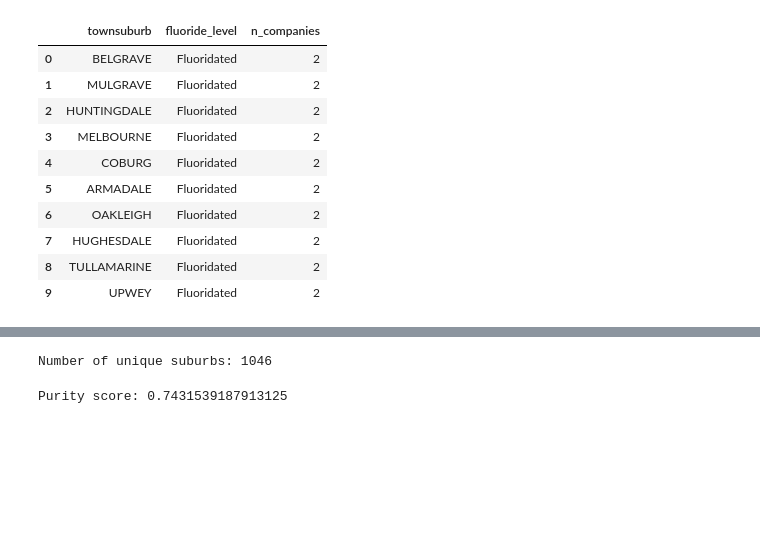
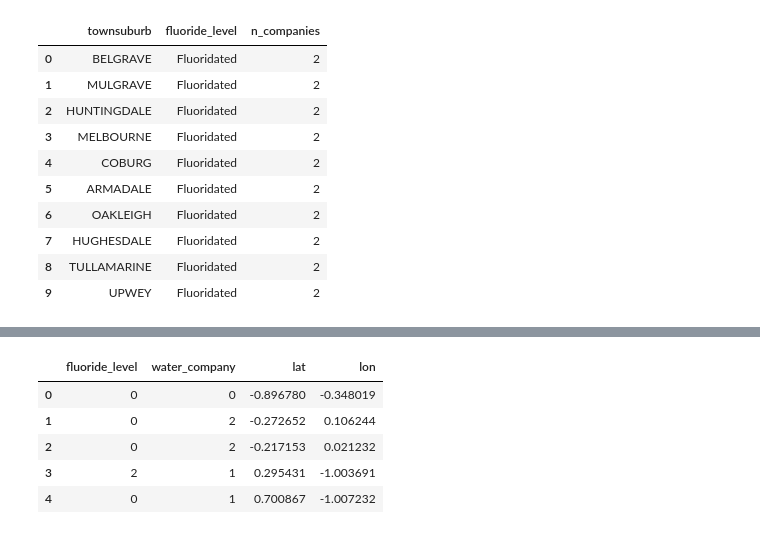
Before and after one commit to tienphatnguyendev/machine-learning-docs, a Jupyter notebook: clustering/notebooks/clustering.ipynb, the cells around one changed output, grey strips where cells are left out. Cells and saved outputs as stored; diff of their text form; code cells hidden in the pictures; blank space fills up the shorter version.

```diff
--- a/clustering/notebooks/clustering.ipynb
+++ b/clustering/notebooks/clustering.ipynb
@@ -324,28 +229,34 @@ optimal_clusters
-# %%
-# Number of unique suburbs
-num_suburbs = df['townsuburb'].nunique()
-print(f"Number of unique suburbs: {num_suburbs}")
-# %% [output]
-Number of unique suburbs: 1046
-# %%
-from sklearn.metrics.cluster import contingency_matrix
-import numpy as np
-# Perform K-Means clustering with the optimal number of clusters
-kmeans = KMeans(n_clusters=optimal_clusters, random_state=42)
-clusters = kmeans.fit_predict(features)
-
-# Add the cluster labels to the original data
-df['cluster'] = clusters
-
-# Calculate purity score
-def purity_score(y_true, y_pred):
-    # Compute contingency matrix (also called confusion matrix)
-    contingency = contingency_matrix(y_true, y_pred)
-    # Find the dominant cluster in each cluster and sum their counts
-    return np.sum(np.amax(contingency, axis=0)) / np.sum(contingency)
-
-# Assuming 'fluoride_level' as the ground truth for purity score
-purity = purity_score(df['fluoride_level_encoded'], df['cluster'])
-print(f"Purity score: {purity}")
-# %% [output]
-Purity score: 0.7431539187913125
+# %%
+import pandas as pd
+from sklearn.preprocessing import LabelEncoder
+from sklearn.cluster import KMeans
+import matplotlib.pyplot as plt
+from sklearn.metrics import silhouette_score
+
+from sklearn.preprocessing import LabelEncoder, StandardScaler
+
+# Encode categorical features
+label_encoders = {}
+categorical_features = ['fluoride_level', 'water_company', 'townsuburb']
+for feature in categorical_features:
+    le = LabelEncoder()
+    df[feature] = le.fit_transform(df[feature])
+    label_encoders[feature] = le
+
+# Scale numerical features
+scaler = StandardScaler()
+df[['lat', 'lon']] = scaler.fit_transform(df[['lat', 'lon']])
+
+# Select features for clustering
+features = ['fluoride_level', 'water_company', 'lat', 'lon']
+X = df[features]
+
+# Display the first few rows of the preprocessed data
+df[features].head()
+# %% [output]
+|  | fluoride_level | water_company | lat | lon |
+| 0 | 0 | 0 | -0.896780 | -0.348019 |
+| 1 | 0 | 2 | -0.272652 | 0.106244 |
+| 2 | 0 | 2 | -0.217153 | 0.021232 |
+| 3 | 2 | 1 | 0.295431 | -1.003691 |
+| 4 | 0 | 1 | 0.700867 | -1.007232 |
```
Also changed, not shown: parts of 12 cells of this notebook, 3 other files.
